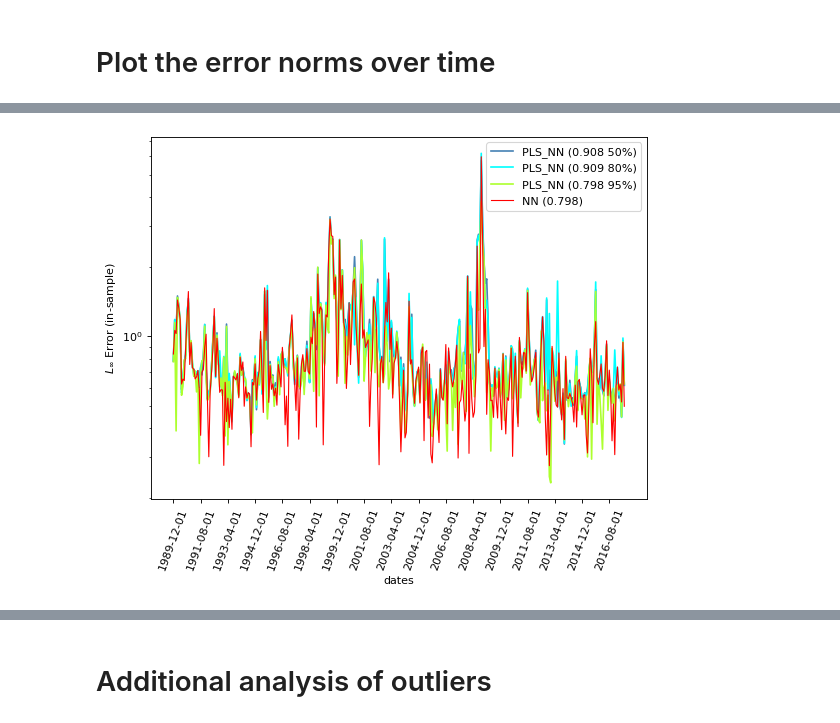
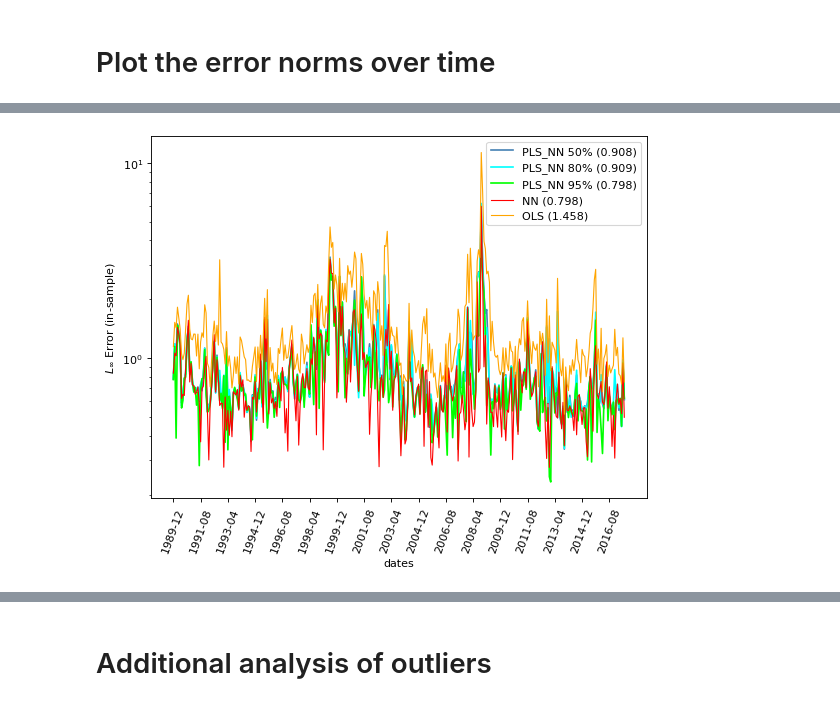
Before and after one commit to Kem975/MATH597_Research, a Jupyter notebook: src/PLS_DNN_vs_OLS.ipynb, the cells around one changed output, grey strips where cells are left out. Drawn from its saved outputs; the diff is of its cells as text; code cells hidden in the pictures.

```diff
--- a/src/PLS_DNN_vs_OLS.ipynb
+++ b/src/PLS_DNN_vs_OLS.ipynb
@@ -726,13 +894,12 @@ var_index = 0
 
 for var in vars_explained:
     MSE = 0
-    MSE_array_PLS_NN[var] = np.array([0]*testing_periods, dtype='float64')
+    MSE_array_PLS_NN[var] = np.array([np.nan]*testing_periods, dtype='float64')
     y_hat_PLS_NN[var] = []
 
     for i in range(testing_periods):
         y_hat_PLS_NN[var].append(models['PLS_NN'][i+var_index].predict(xs['test_PLS'][i+var_index].values))
         MSE_test_PLS_NN = mean_squared_error(y_hat_PLS_NN[var][-1], ys['test_PLS'][i+var_index].values)
-        #print(i,MSE_test_PLS_NN)
         MSE_array_PLS_NN[var][i] = MSE_test_PLS_NN
         MSE += MSE_test_PLS_NN
 
@@ -839,25 +1001,31 @@ array(['1990-01-01', '1990-02-01', '1990-03-01', '1990-04-01'],
+# %%
+Y_to_plot = pd.read_csv('../../data/Y_untouched.csv')
+Y_to_plot.dropna(inplace=True)
+dates_df = Y_to_plot.drop_duplicates('date')
+dates_to_plot = dates_df['date'].str[:7]
+dates_to_plot = np.array(dates_to_plot[0:training_periods])
 # %%
 #colors_PLS = ['steelblue', 'cyan', 'yellow', 'greenyellow', 'forestgreen', 'darkgreen']
-colors_PLS = ['steelblue',  'cyan', 'greenyellow']
+colors_PLS = ['steelblue',  'cyan', 'lime']
 # %%
 plt.figure(num=None, figsize=(8, 6), dpi=80, facecolor='w', edgecolor='k')
 
 k = 0
 for var in vars_explained:
-    PLS_NN_label='PLS_NN (' + str(round(MSE_PLS_NN_in[var],3)) + ' ' + str(var) + '%)'
+    PLS_NN_label='PLS_NN ' + str(var) + '% (' + str(round(MSE_PLS_NN_in[var],3)) + ')'
     plt.plot(MSE_array_PLS_NN_in[var], label=PLS_NN_label, color=colors_PLS[k])
     k+=1
 
 NN_label='NN (' + str(round(MSE_NN_in,3)) +')'
-#OLS_label='OLS (' + str(round(MSE_linear_in,3)) +')'
+OLS_label='OLS (' + str(round(MSE_linear_in,3)) +')'
 
 plt.plot(MSE_array_NN_in, color='red', label=NN_label, linewidth=1.0)
-#plt.plot(MSE_array_linear_in, color='blue', label=OLS_label,  linewidth=3.0)
+plt.plot(MSE_array_linear_in, color='orange', label=OLS_label,  linewidth=1.0)
 
 plt.yscale('log')
 plt.ylabel('MSE (in-sample)')
 plt.xlabel('dates')
-plt.xticks(np.arange(0,len(dates)-1,20), dates[np.arange(0,len(dates)-1,20)], rotation=70)
+plt.xticks(np.arange(0,len(dates_to_plot)-1,20), dates_to_plot[np.arange(0,len(dates_to_plot)-1,20)], rotation=70)
 plt.legend()
 #plt.savefig('MSE_in_error.eps', format='eps',dpi=1200,bbox_inches = "tight")
 # %% [output]
@@ -868,20 +1036,20 @@ plt.figure(num=None, figsize=(8, 6), dpi=80, facecolor='w', edgecolor='k')
 
 k = 0
 for var in vars_explained:
-    PLS_NN_label='PLS_NN (' + str(round(L_inf_PLS_NN_in[var],3)) + ' ' + str(var) + '%)'
+    PLS_NN_label='PLS_NN ' + str(var) + '% (' + str(round(L_inf_PLS_NN_in[var],3)) + ')'
     plt.plot(L_inf_array_PLS_NN_in[var], label=PLS_NN_label, color=colors_PLS[k])
     k+=1
 
 NN_label='NN (' + str(round(L_inf_NN_in,3)) +')'
-#OLS_label='OLS (' + str(round(L_inf_linear_in,3)) +')'
+OLS_label='OLS (' + str(round(L_inf_linear_in,3)) +')'
 
 plt.plot(L_inf_array_NN_in, color='red', label=NN_label, linewidth=1.0)
-#plt.plot(L_inf_array_linear_in, color='blue', label=OLS_label, linewidth=3.0)
+plt.plot(L_inf_array_linear_in, color='orange', label=OLS_label, linewidth=1.0)
 
 plt.yscale('log')
 plt.ylabel('$L_{\infty}$ Error (in-sample)')
 plt.xlabel('dates')
-plt.xticks(np.arange(0,len(dates)-1,20), dates[np.arange(0,len(dates)-1,20)], rotation=70)
+plt.xticks(np.arange(0,len(dates_to_plot)-1,20), dates_to_plot[np.arange(0,len(dates_to_plot)-1,20)], rotation=70)
 plt.legend()
-plt.savefig('L_inf_in_error.eps', format='eps',dpi=1200,bbox_inches = "tight")
+#plt.savefig('L_inf_in_error.eps', format='eps',dpi=1200,bbox_inches = "tight")
 # %% [output]
@@ -892,4 +1057,4 @@ WARNING:matplotlib.backends.backend_ps:The PostScript backend does not support t
-[figure, old version]
+[figure, new version]
 # %%
 plt.figure(num=None, figsize=(8, 6), dpi=80, facecolor='w', edgecolor='k')
 
```
Also changed, not shown: parts of 73 cells of this notebook, 24 other files.
